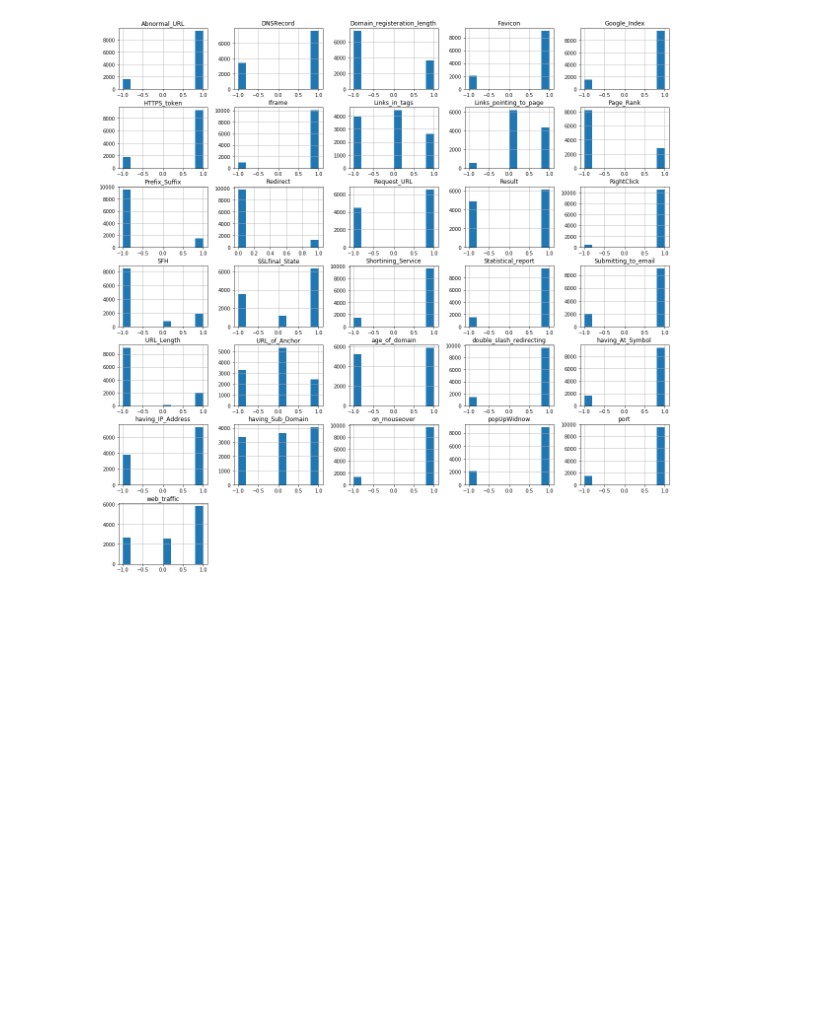
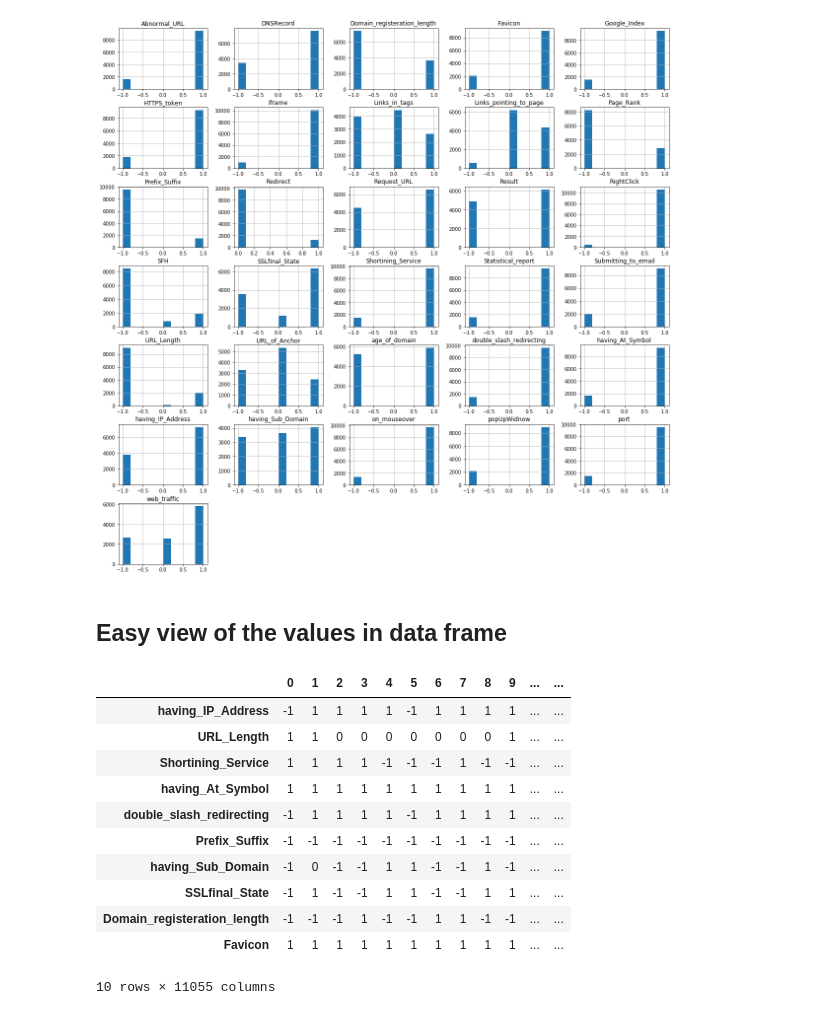
Before and after one commit to jaimecamacaro/phishing_livproj, a Jupyter notebook: knowing_the_dataset.ipynb, the cells around one changed output. Saved outputs shown, nothing was run; the diff lists cells and outputs as text; code cells hidden in the pictures; blank space fills up the shorter version.

Commit message:
Adding easy view of dataframe
Transposing the dataframe for easy view

```diff
--- a/knowing_the_dataset.ipynb
+++ b/knowing_the_dataset.ipynb
@@ -80,3 +80,20 @@ phising_dataframe.hist(layout=(7,5), figsize=(20,20))
 plt.show()
 # %% [output]
 [figure]
+# %% [markdown]
+## Easy view of the values in data frame
+# %%
+phising_dataframe.T.head(10)
+# %% [output]
+|  | 0 | 1 | 2 | 3 | 4 | 5 | 6 | 7 | 8 | 9 | ... | ... |
+| having_IP_Address | -1 | 1 | 1 | 1 | 1 | -1 | 1 | 1 | 1 | 1 | ... | ... |
+| URL_Length | 1 | 1 | 0 | 0 | 0 | 0 | 0 | 0 | 0 | 1 | ... | ... |
+| Shortining_Service | 1 | 1 | 1 | 1 | -1 | -1 | -1 | 1 | -1 | -1 | ... | ... |
+| having_At_Symbol | 1 | 1 | 1 | 1 | 1 | 1 | 1 | 1 | 1 | 1 | ... | ... |
+| double_slash_redirecting | -1 | 1 | 1 | 1 | 1 | -1 | 1 | 1 | 1 | 1 | ... | ... |
+| Prefix_Suffix | -1 | -1 | -1 | -1 | -1 | -1 | -1 | -1 | -1 | -1 | ... | ... |
+| having_Sub_Domain | -1 | 0 | -1 | -1 | 1 | 1 | -1 | -1 | 1 | -1 | ... | ... |
+| SSLfinal_State | -1 | 1 | -1 | -1 | 1 | 1 | -1 | -1 | 1 | 1 | ... | ... |
+| Domain_registeration_length | -1 | -1 | -1 | 1 | -1 | -1 | 1 | 1 | -1 | -1 | ... | ... |
+| Favicon | 1 | 1 | 1 | 1 | 1 | 1 | 1 | 1 | 1 | 1 | ... | ... |
+10 rows × 11055 columns
```
